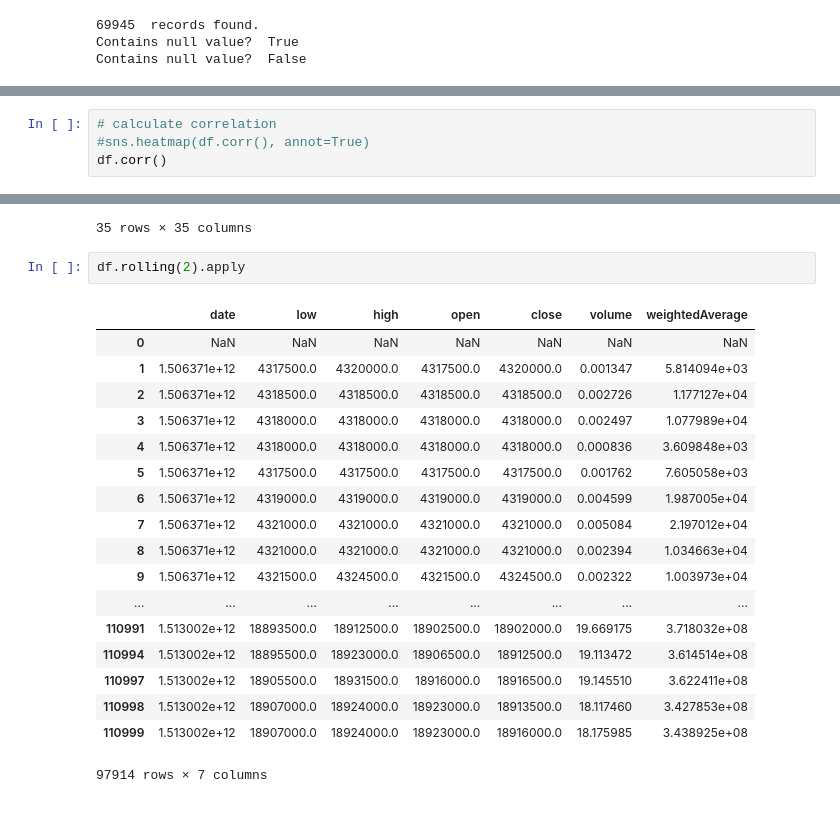
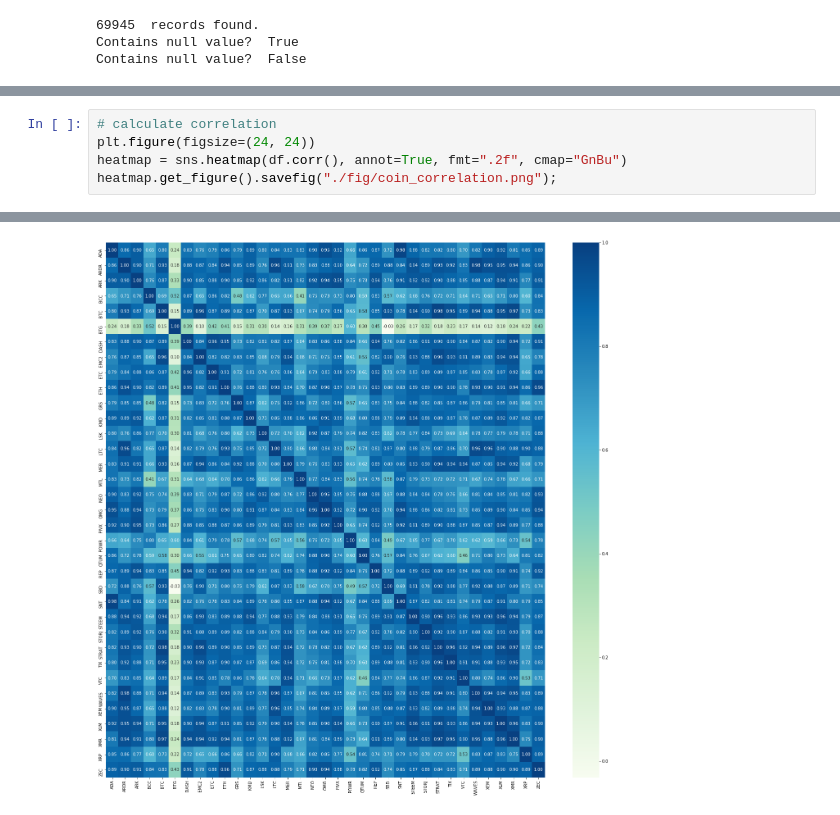
Before and after one commit to tanggoodboy/musapa, a Jupyter notebook: python/Coin Correlation.ipynb, the cells around one changed output, grey strips where cells are left out. Saved outputs shown, nothing was run; the diff lists cells and outputs as text.

Commit message:
Add coin correlation image

```diff
--- a/python/Coin Correlation.ipynb
+++ b/python/Coin Correlation.ipynb
@@ -40,5 +60,6 @@ Contains null value?  False
 # %%
 # calculate correlation
-#sns.heatmap(df.corr(), annot=True)
-df.corr()
+plt.figure(figsize=(24, 24))
+heatmap = sns.heatmap(df.corr(), annot=True, fmt=".2f", cmap="GnBu")
+heatmap.get_figure().savefig("./fig/coin_correlation.png");
 # %% [output]
@@ -62,22 +66 @@ df.corr()
-35 rows × 35 columns
+[figure, added]
-# %%
-df.rolling(2).apply
-# %% [output]
-|  | date | low | high | open | close | volume | weightedAverage |
-| 0 | NaN | NaN | NaN | NaN | NaN | NaN | NaN |
-| 1 | 1.506371e+12 | 4317500.0 | 4320000.0 | 4317500.0 | 4320000.0 | 0.001347 | 5.814094e+03 |
-| 2 | 1.506371e+12 | 4318500.0 | 4318500.0 | 4318500.0 | 4318500.0 | 0.002726 | 1.177127e+04 |
-| 3 | 1.506371e+12 | 4318000.0 | 4318000.0 | 4318000.0 | 4318000.0 | 0.002497 | 1.077989e+04 |
-| 4 | 1.506371e+12 | 4318000.0 | 4318000.0 | 4318000.0 | 4318000.0 | 0.000836 | 3.609848e+03 |
-| 5 | 1.506371e+12 | 4317500.0 | 4317500.0 | 4317500.0 | 4317500.0 | 0.001762 | 7.605058e+03 |
-| 6 | 1.506371e+12 | 4319000.0 | 4319000.0 | 4319000.0 | 4319000.0 | 0.004599 | 1.987005e+04 |
-| 7 | 1.506371e+12 | 4321000.0 | 4321000.0 | 4321000.0 | 4321000.0 | 0.005084 | 2.197012e+04 |
-| 8 | 1.506371e+12 | 4321000.0 | 4321000.0 | 4321000.0 | 4321000.0 | 0.002394 | 1.034663e+04 |
-| 9 | 1.506371e+12 | 4321500.0 | 4324500.0 | 4321500.0 | 4324500.0 | 0.002322 | 1.003973e+04 |
-| ... | ... | ... | ... | ... | ... | ... | ... |
-| 110991 | 1.513002e+12 | 18893500.0 | 18912500.0 | 18902500.0 | 18902000.0 | 19.669175 | 3.718032e+08 |
-| 110994 | 1.513002e+12 | 18895500.0 | 18923000.0 | 18906500.0 | 18912500.0 | 19.113472 | 3.614514e+08 |
-| 110997 | 1.513002e+12 | 18905500.0 | 18931500.0 | 18916000.0 | 18916500.0 | 19.145510 | 3.622411e+08 |
-| 110998 | 1.513002e+12 | 18907000.0 | 18924000.0 | 18923000.0 | 18913500.0 | 18.117460 | 3.427853e+08 |
-| 110999 | 1.513002e+12 | 18907000.0 | 18924000.0 | 18923000.0 | 18916000.0 | 18.175985 | 3.438925e+08 |
-97914 rows × 7 columns
```
Also changed, not shown: parts of 2 cells of this notebook, 1 other file.
